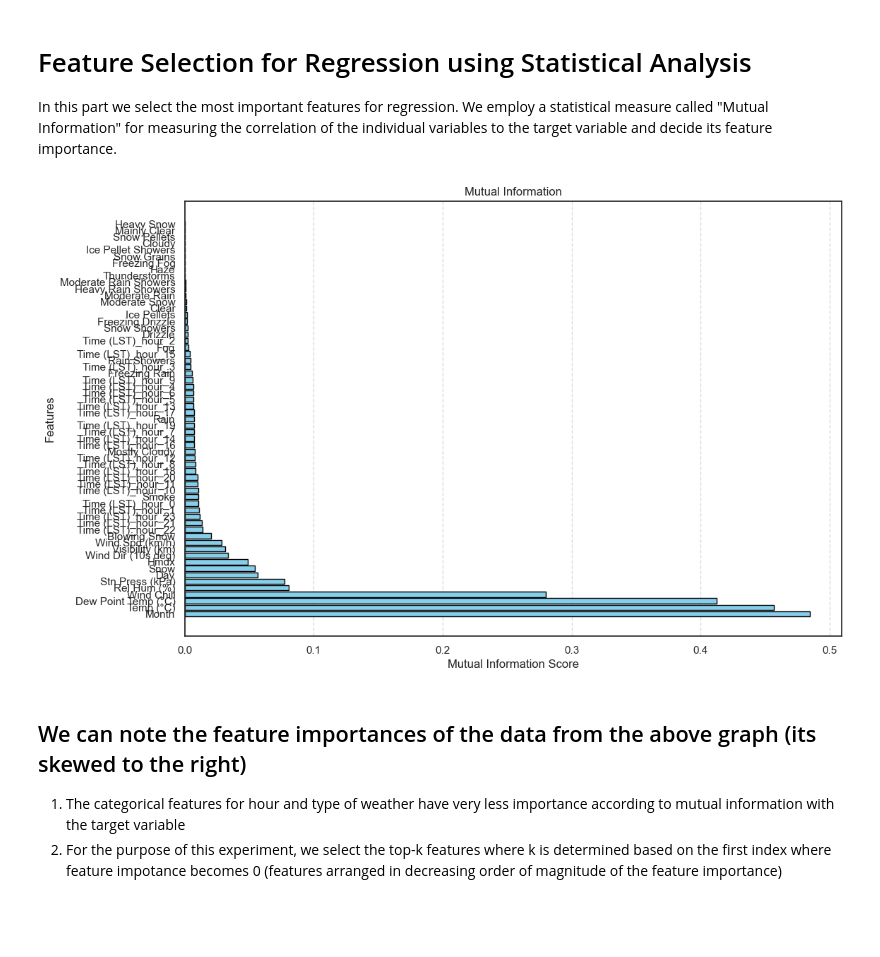
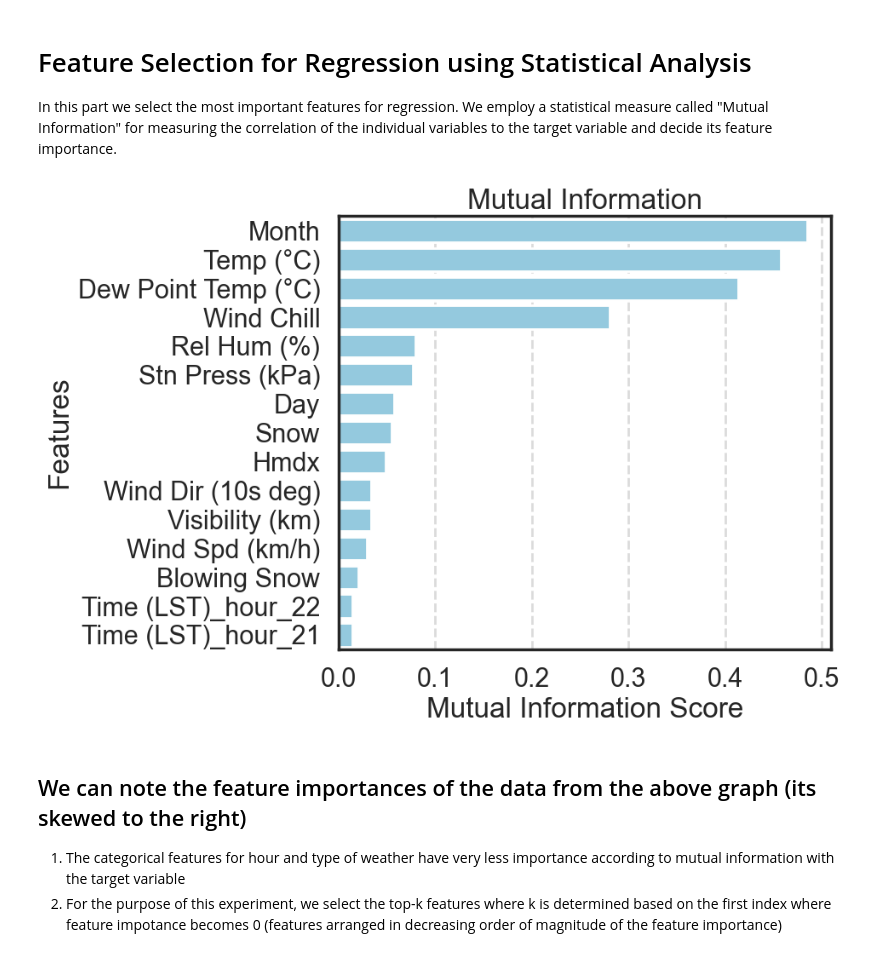
Before and after one commit to edwinthomas444/smart-grid-predictors, a Jupyter notebook: E2E_ML_pipeline.ipynb, the cells around one changed output. Saved outputs shown, nothing was run; the diff lists cells and outputs as text; code cells hidden in the pictures; blank space fills up the shorter version.

```diff
--- a/E2E_ML_pipeline.ipynb
+++ b/E2E_ML_pipeline.ipynb
@@ -224,6 +224,8 @@ eda_df = pd.read_csv("Data/eda_newData.csv")
 We observe the following: Firstly all the meter readings from 200 to 600KWHr corresponds to temperatures in the range of -20 to +30 degree Celcius. A higher density of samples have an electricity consumtion of 500kWhr corresponding to 0 degrees when it snows, in addition to 300kWhr or 400KWHr when it does not snow. The fluctuations could be due to other variables/features that also influence the readings.
 # %%
 # bivariate analysis with hue
+sns.set_context("poster")
 sns.set_style('darkgrid')
 sns.kdeplot(data=eda_df, x="Meter Reading (KWHr)", y="Temp (°C)", hue="Snow", fill=True)
+plt.savefig('Plots/kde.png', dpi=300, bbox_inches='tight')
 # %% [output]
@@ -281,4 +288,5 @@ ToDO: Add explanations here of observations... Raymond
 # %%
+sns.set_context("poster")
 sns.set_theme(style="white", rc={"axes.facecolor": (0, 0, 0, 0)})
 
 features_of_interest = ["Month", "Time (LST)"]
@@ -299,10 +307,14 @@ for feat_of_int in features_of_interest:
     def label(x, color, label):
         ax = plt.gca()
         ax.text(0, .2, label, fontweight="bold", color=color,
-                ha="left", va="center", transform=ax.transAxes)
+                ha="left", va="center",fontsize=20, transform=ax.transAxes)
 
 
     g.map(label, "Meter Reading (KWHr)")
+    g.set_axis_labels("Meter Reading (KWHr)", "Y-axis label", fontsize=20)
+    for ax in g.axes.flat:
+        ax.tick_params(axis='x', labelsize=20)  # Adjust labelsize as needed
+        ax.tick_params(axis='y', labelsize=20)
 
     # Set the subplots to overlap
     g.figure.subplots_adjust(hspace=-.25)
@@ -311,4 +323,5 @@ for feat_of_int in features_of_interest:
     g.set_titles("")
     g.set(yticks=[], ylabel="")
     g.despine(bottom=True, left=True)
+    plt.savefig(f'Plots/sequence_{feat_of_int}.png', dpi=300, bbox_inches='tight')
 # %% [output]
@@ -365,20 +378,25 @@ feature_imp_map = {feature:mi_scores[i] for i, feature in enumerate(features_df.
 # sort the values
 sorted_feature_imp = sorted(feature_imp_map.items(), key=lambda x: -x[1])
 # %%
+sns.set_context("poster")
+plt.figure(figsize=(10, 7))
 # Extracting labels and values
 labels, values = zip(*sorted_feature_imp)
 
-# Plotting the bar graph of feature importances.
-plt.figure(figsize=(12, 8))
-# plt.barh(labels, values, color='skyblue')
-bars = plt.barh(labels, values, color='skyblue', edgecolor='black', height=0.8)
+df_plot = pd.DataFrame({"MI Score": values[:15],"Features": labels[:15]})
+
+sns.barplot(df_plot, x="MI Score", y="Features", color='skyblue')
 
 plt.xlabel('Mutual Information Score')
 plt.ylabel('Features')
 plt.title('Mutual Information')
 plt.grid(axis='x', linestyle='--', alpha=0.7)
+
+plt.tight_layout()
+plt.savefig(f'Plots/feature_imp.png', dpi=300, bbox_inches='tight')
+plt.show()
 # %% [output]
-[figure, old version]
+[figure, new version]
 # %% [markdown]
 ## We can note the feature importances of the data from the above graph (its skewed to the right)
 1.  The categorical features for hour and type of weather have very less importance according to mutual information with the target variable
```
Also changed, not shown: parts of 12 cells of this notebook, 10 other files.
